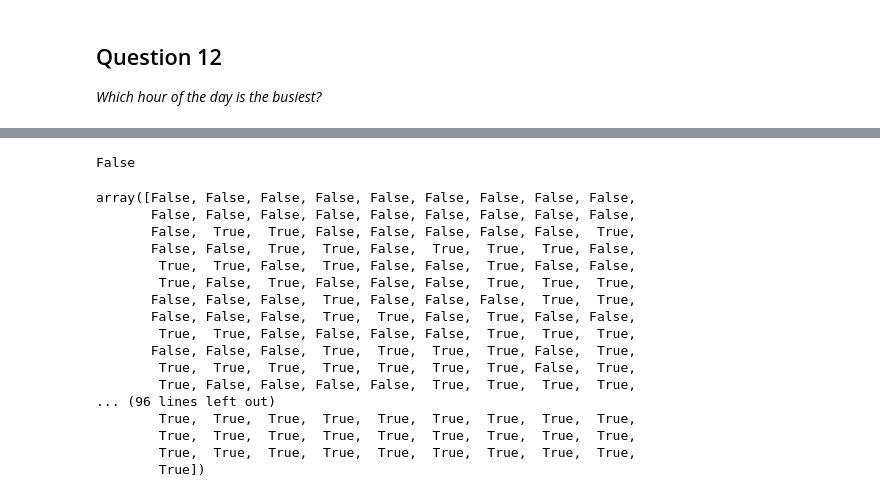
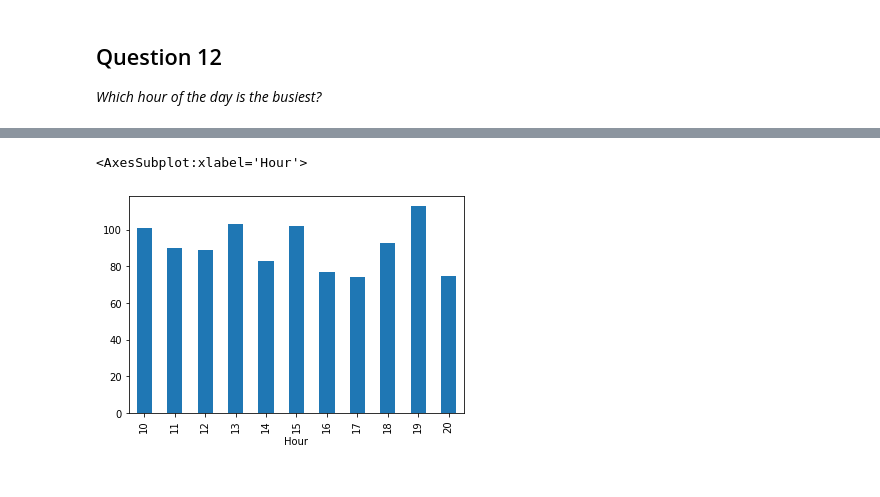
Before and after one commit to TueHellsternKea/study, a Jupyter notebook: 4sem/06-Machine_Learning_1/data/eda.ipynb, the cells around one changed output, grey strips where cells are left out. Saved outputs shown, nothing was run; the diff lists cells and outputs as text; code cells hidden in the pictures.

```diff
--- a/4sem/06-Machine_Learning_1/data/eda.ipynb
+++ b/4sem/06-Machine_Learning_1/data/eda.ipynb
@@ -346,24 +331,8 @@ sns.lineplot(x="Hour", y='Quantity', data=df).set_title("Product Sales per Hour"
-# %%
-df.index.is_unique
-# %% [output]
-False
-# %%
-df.index.duplicated()
-# %% [output]
-array([False, False, False, False, False, False, False, False, False,
-       False, False, False, False, False, False, False, False, False,
-       False,  True,  True, False, False, False, False, False,  True,
-       False, False,  True,  True, False,  True,  True,  True, False,
-        True,  True, False,  True, False, False,  True, False, False,
-        True, False,  True, False, False, False,  True,  True,  True,
-       False, False, False,  True, False, False, False,  True,  True,
-       False, False, False,  True,  True, False,  True, False, False,
-        True,  True, False, False, False, False,  True,  True,  True,
-       False, False, False,  True,  True,  True,  True, False,  True,
-        True,  True,  True,  True,  True,  True,  True, False,  True,
-        True, False, False, False, False,  True,  True,  True,  True,
-... (96 lines left out)
-        True,  True,  True,  True,  True,  True,  True,  True,  True,
-        True,  True,  True,  True,  True,  True,  True,  True,  True,
-        True,  True,  True,  True,  True,  True,  True,  True,  True,
-        True])
+# %%
+df['Time'] = pd.to_datetime(df['Time'])
+df['Hour'] = (df['Time']).dt.hour
+
+df.groupby(['Hour']).size().plot(kind = "bar")
+# %% [output]
+<AxesSubplot:xlabel='Hour'>
+[figure, added]
```
Also changed, not shown: parts of 18 cells of this notebook, 22 other files.
